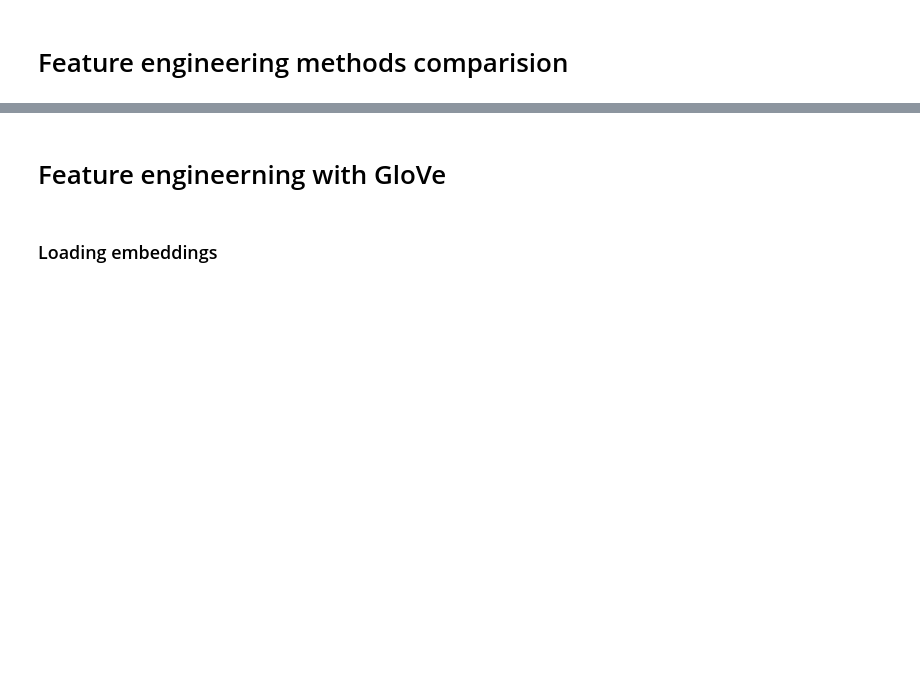
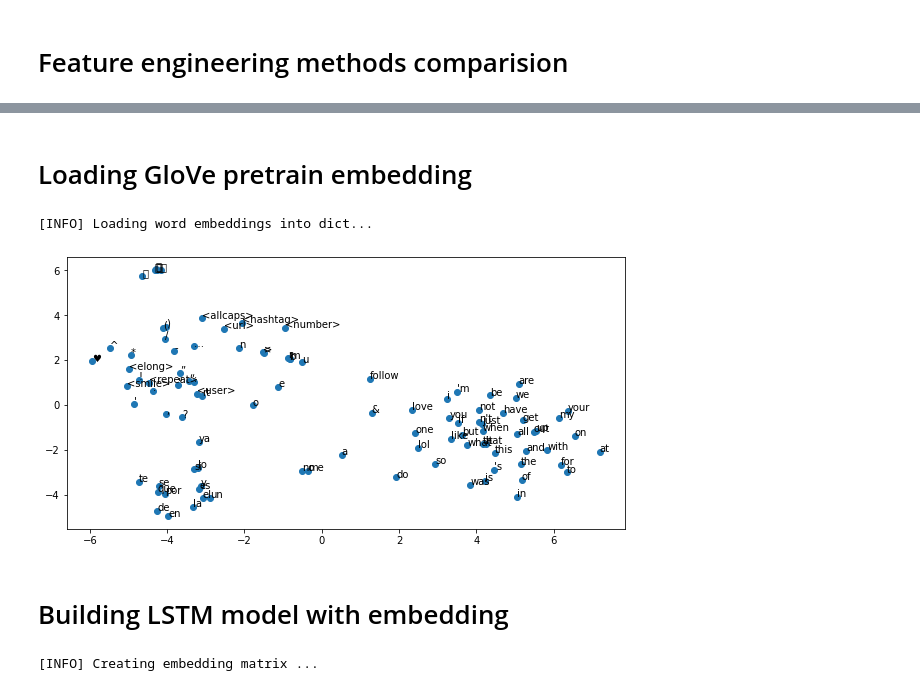
Before and after one commit to hieubkvn123/NLPTopics, a Jupyter notebook: sentiment/SentimentAnalysisWithGloVe.ipynb, the cells around one changed output, grey strips where cells are left out. Saved outputs shown, nothing was run; the diff lists cells and outputs as text; code cells hidden in the pictures; blank space fills up the shorter version.

```diff
--- a/sentiment/SentimentAnalysisWithGloVe.ipynb
+++ b/sentiment/SentimentAnalysisWithGloVe.ipynb
@@ -273,4 +239,64 @@ print(f'[INFO] Accuracy of logistic regression when using BOW : {accuracy_tf_idf
-# %% [markdown]
-# Feature engineerning with GloVe
 # %% [markdown]
-### Loading embeddings
+# Loading GloVe pretrain embedding
+# %%
+# Loading embedding as a dictionary
+f = open(glove_emb_file, 'r').readlines()
+word_emb = {}
+vectors = []
+
+print('[INFO] Loading word embeddings into dict...')
+with tqdm.tqdm(total=len(f)) as pbar:
+  for i in range(len(f)):
+    elems = f[i].strip().split(' ')
+    vec = np.array(elems[1:101], dtype=float)
+    word_emb[elems[0]] = vec
+
+    pbar.update(1)
+# %% [output]
+[INFO] Loading word embeddings into dict...
+# %%
+# Visualize some words in glove
+tsne = TSNE(n_components=2)
+keys = list(word_emb.keys())
+vectors = []
+
+fig, ax = plt.subplots(figsize=(10, 5))
+for i in range(100):
+  vector = word_emb[keys[i]]
+  vectors.append(vector)
+
+vectors = tsne.fit_transform(vectors)
+ax.scatter(vectors[:,0], vectors[:,1])
+for i in range(100):
+  ax.annotate(keys[i], (vectors[:,0][i], vectors[:,1][i]))
+
+plt.show()
+# %% [output]
+[figure, added]
+# %% [markdown]
+# Building LSTM model with embedding
+# %%
+# Map words to integers
+tokenizer = Tokenizer(char_level=False, oov_token='<None>')
+tokenizer.fit_on_texts(features_text)
+word_to_index = tokenizer.word_index
+
+features = pad_sequences(tokenizer.texts_to_sequences(features_text))
+max_seq_len = features.shape[1]
+emb_vector_len = word_emb['fuck'].shape[0]
+vocab_size = np.max(features.flatten()) + 1
+
+# construct embedding matrix that correspond with our training data
+print('[INFO] Creating embedding matrix ... ')
+emb_matrix = np.zeros((vocab_size, emb_vector_len))
+
+with tqdm.tqdm(total=vocab_size) as pbar:
+  for word, index in word_to_index.items():
+    if(word in keys):
+      emb_vector = word_emb[word]
+      if(emb_vector is not None):
+        emb_matrix[index, :] = emb_vector
+
+    pbar.update(1)
+# %% [output]
+[INFO] Creating embedding matrix ...
```
Also changed, not shown: parts of 10 cells of this notebook.
